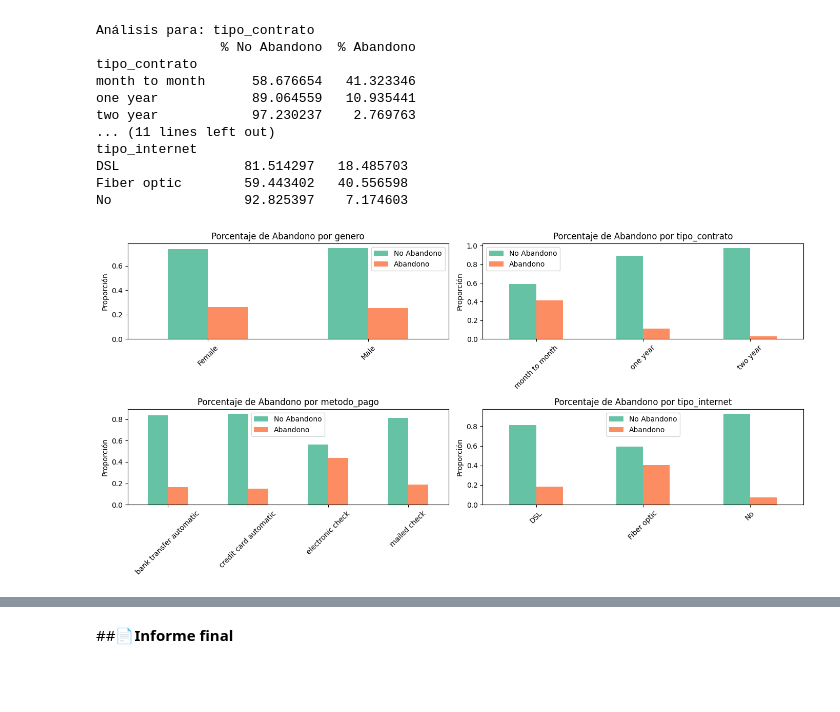
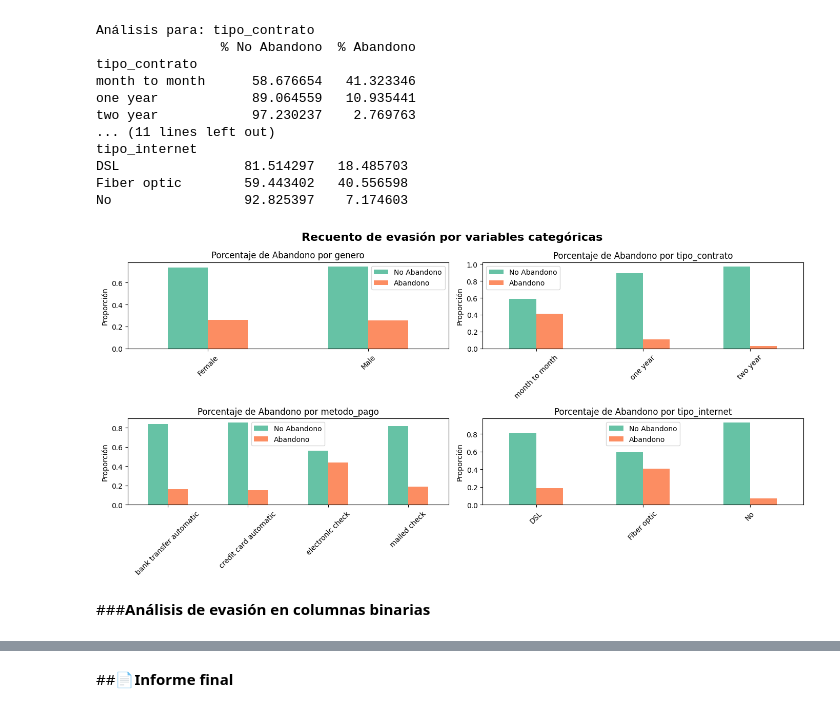
Before and after one commit to angelesGladin/TelecomX_latam, a Jupyter notebook: TelecomX_LATAM.ipynb, the cells around one changed output, grey strips where cells are left out. Cells and saved outputs as stored; diff of their text form; code cells hidden in the pictures; blank space fills up the shorter version.

```diff
--- a/TelecomX_LATAM.ipynb
+++ b/TelecomX_LATAM.ipynb
@@ -419,26 +419,27 @@ DSL                81.514297   18.485703
 Fiber optic        59.443402   40.556598
 No                 92.825397    7.174603
 # %%
-# Lista de variables categóricas a analizar
-categoricas = ['genero', 'tipo_contrato', 'metodo_pago', 'tipo_internet']
-
 # Configuración de subplots: 2 columnas por fila
 fig, axes = plt.subplots(nrows=(len(categoricas) + 1) // 2, ncols=2, figsize=(14, 7))
 axes = axes.flatten()  # Aplanar matriz de ejes para indexarlos fácilmente
 colors = sns.color_palette("Set2")
 
 # Crear cada gráfico en su subplot
 for i, cat in enumerate(categoricas):
     cruzado = pd.crosstab(telecom_df[cat], telecom_df['abandono'], normalize='index')
     cruzado.plot(kind='bar', ax=axes[i], color=colors)
 
     axes[i].set_title(f'Porcentaje de Abandono por {cat}')
     axes[i].set_xlabel('')
     axes[i].set_ylabel('Proporción')
     axes[i].legend(['No Abandono', 'Abandono'])
     axes[i].tick_params(axis='x', rotation=45)
 
+plt.suptitle('Recuento de evasión por variables categóricas', fontsize=16, weight='bold', ha='center')
+
 plt.tight_layout()
 plt.show()
 # %% [output]
-[figure, old version]
+[figure, new version]
+# %% [markdown]
+###**Análisis de evasión en columnas binarias**
```
Also changed, not shown: parts of 11 cells of this notebook.
